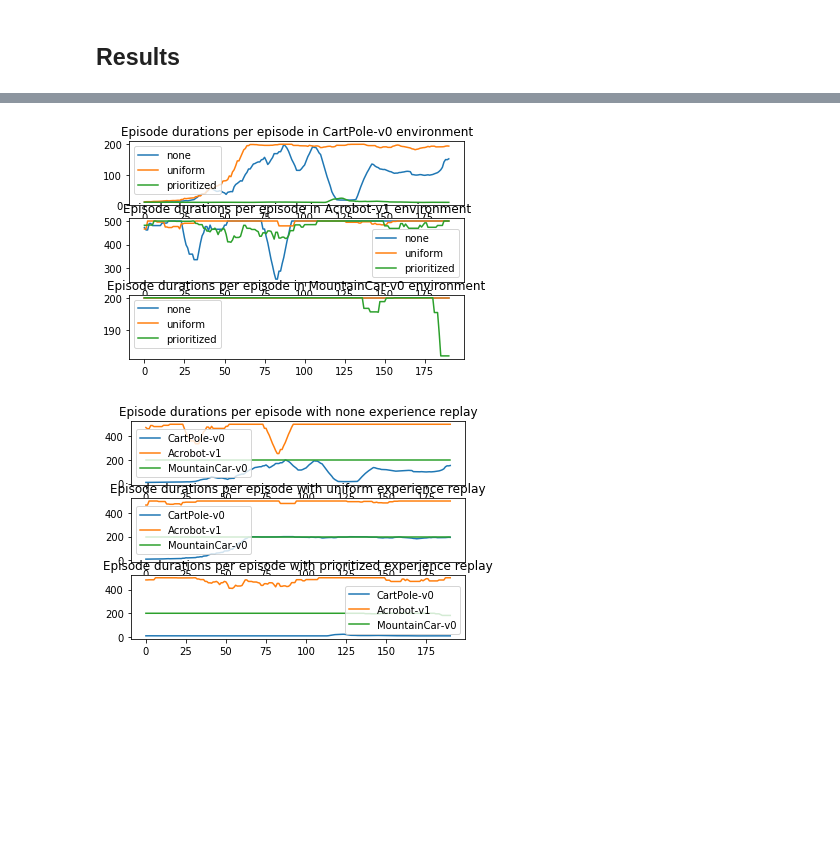
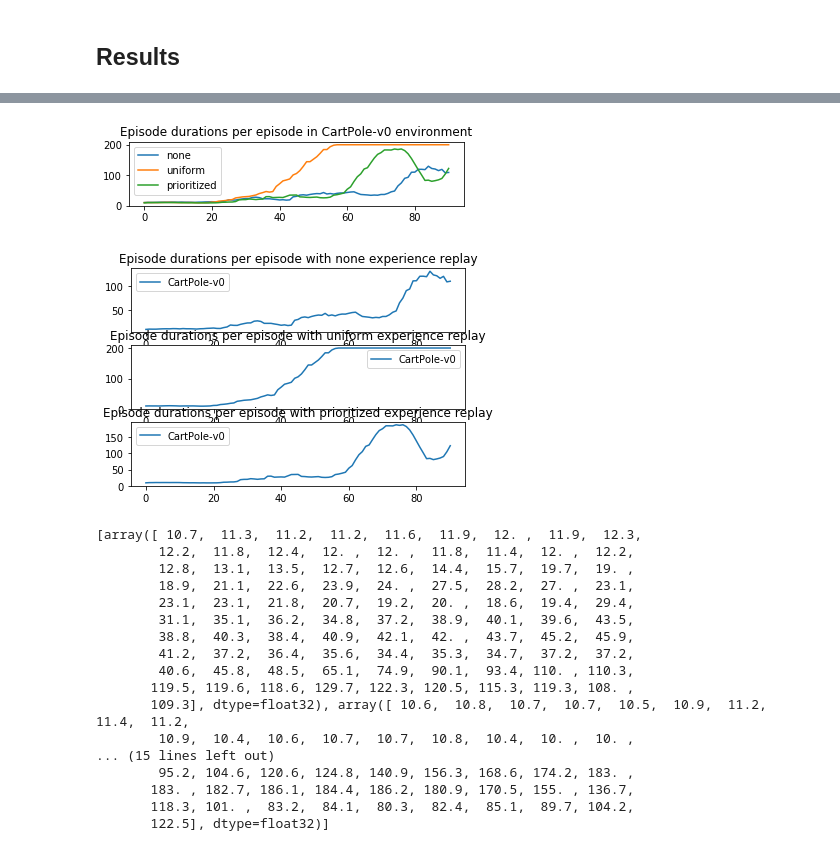
Before and after one commit to Kanter666/q-learning-experience-replay, a Jupyter notebook: rl_project.ipynb, the cells around one changed output, grey strips where cells are left out. Drawn from its saved outputs; the diff is of its cells as text; code cells hidden in the pictures; blank space fills up the shorter version.

Commit message:
Added stats, one TODO left concerning TD errors

```diff
--- a/rl_project.ipynb
+++ b/rl_project.ipynb
@@ -247,8 +304,8 @@ class ReplayMemory:
         self.capacity = capacity
         self.memory = []
 
-    def push(self, transition, error=None): # extra None to have the same behaviour as PER
-        self.memory.append(transition)
+    def push(self, transition, error):
+        self.memory.append((transition, error))
 
     def sample(self, batch_size):
         raise NotImplementedError('Function sample is not defined')
@@ -416,13 +475,13 @@ model = QNetwork(input_dim, num_hidden, output_dim)
 optimizer = optim.Adam(model.parameters(), learn_rate)
 
 # setup memory
-transition = memory.sample(1)[0][0]
+transition = memory.sample(1)[0][0][0]
 memory = UniformMemory(10 * batch_size)
 
 # fill with dummy data
 for i in range(batch_size):
-    memory.push(transition)
+    memory.push(transition, 0)
 
-# must print a loss
+# must prints loss, meanTDerror, (medianTDerror, maxTDerror, stdTDerror), Correlation count
 print(train(memory, model, model, batch_size, output_dim, optimizer, discount_factor))
 # %% [output]
@@ -470,8 +531,8 @@ def run(er_type='uniform', environment="CartPole-v0"):
 ## Results
 # %%
 exp_replays = ['none', 'uniform', 'prioritized']
-environemnts = ["CartPole-v0", "Acrobot-v1", "MountainCar-v0"] # one from ["CartPole-v0", "Acrobot-v1", "MountainCar-v0"]
-
+#environments = ["CartPole-v0", "Acrobot-v1", "MountainCar-v0"] # one from ["CartPole-v0", "Acrobot-v1", "MountainCar-v0"]
+environments = ["CartPole-v0"]
 
 # And see the results
 def smooth(x, N):
@@ -481,7 +542,7 @@ def smooth(x, N):
 
 def grid_search():
     results = {}
-    runs_values = runs.keys()
+    #runs_values = runs.keys()
     for environment in environments:
         results[environment]=[]
         for er_type in exp_replays:
@@ -497,6 +558,7 @@ def test_run(environment="CartPole-v0"):
     plt.legend(exp_replays)
 
 # use results and then next cell for plotting - no need to get results multiple times
-results = grid_search()
+#results = grid_search()
 # test_run()
+run('uniform', "CartPole-v0")
 # %% [output]
@@ -512,22 +770,44 @@ Running prioritized in MountainCar-v0
 # %%
-def grid_graphs(:
+
+def grid_graphs():
+
+    #Compare per environment
     for env in environments:
         plt.subplot(3,1, environments.index(env)+1)
         for i in range(len(exp_replays)):
             plt.plot(results[env][i])
         plt.title('Episode durations per episode in {} environment'.format(env))
         plt.legend(exp_replays)
     plt.show()
 
+    #Compare per ER
     for i in range(len(exp_replays)):
         plt.subplot(3,1, i+1)
         for env in environments:
             plt.plot(results[env][i])
         plt.title('Episode durations per episode with {} experience replay'.format(exp_replays[i]))
         plt.legend(environments)
     plt.show()
 
-# grid_graphs()
+grid_graphs()
+print(results["CartPole-v0"])
 # %% [output]
-[figure, old version]
+[figure, new version]
-[figure, old version]
+[figure, new version]
+[array([ 10.7,  11.3,  11.2,  11.2,  11.6,  11.9,  12. ,  11.9,  12.3,
+        12.2,  11.8,  12.4,  12. ,  12. ,  11.8,  11.4,  12. ,  12.2,
+        12.8,  13.1,  13.5,  12.7,  12.6,  14.4,  15.7,  19.7,  19. ,
+        18.9,  21.1,  22.6,  23.9,  24. ,  27.5,  28.2,  27. ,  23.1,
+        23.1,  23.1,  21.8,  20.7,  19.2,  20. ,  18.6,  19.4,  29.4,
+        31.1,  35.1,  36.2,  34.8,  37.2,  38.9,  40.1,  39.6,  43.5,
+        38.8,  40.3,  38.4,  40.9,  42.1,  42. ,  43.7,  45.2,  45.9,
+        41.2,  37.2,  36.4,  35.6,  34.4,  35.3,  34.7,  37.2,  37.2,
+        40.6,  45.8,  48.5,  65.1,  74.9,  90.1,  93.4, 110. , 110.3,
+       119.5, 119.6, 118.6, 129.7, 122.3, 120.5, 115.3, 119.3, 108. ,
+       109.3], dtype=float32), array([ 10.6,  10.8,  10.7,  10.7,  10.5,  10.9,  11.2,  11.4,  11.2,
+        10.9,  10.4,  10.6,  10.7,  10.7,  10.8,  10.4,  10. ,  10. ,
+... (15 lines left out)
+        95.2, 104.6, 120.6, 124.8, 140.9, 156.3, 168.6, 174.2, 183. ,
+       183. , 182.7, 186.1, 184.4, 186.2, 180.9, 170.5, 155. , 136.7,
+       118.3, 101. ,  83.2,  84.1,  80.3,  82.4,  85.1,  89.7, 104.2,
+       122.5], dtype=float32)]
```
Also changed, not shown: parts of 9 cells of this notebook.
